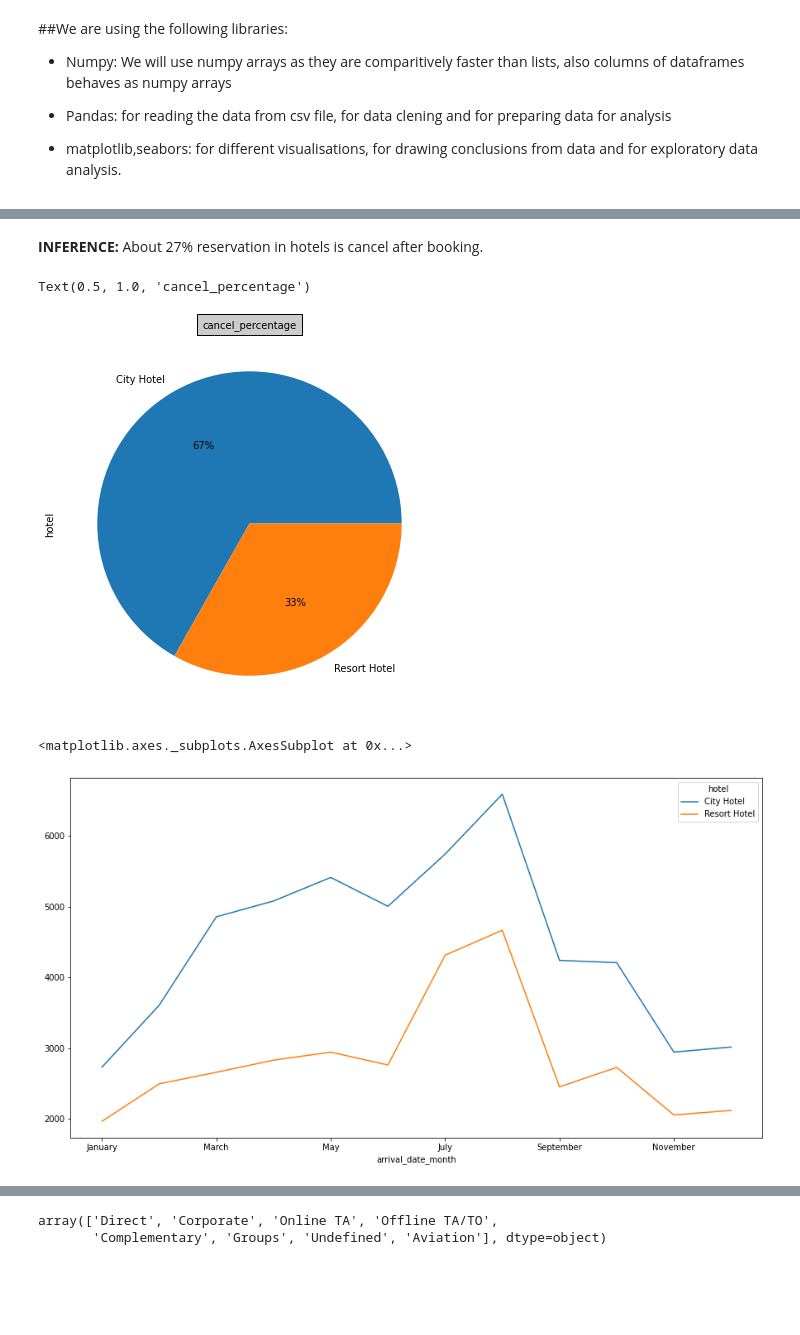
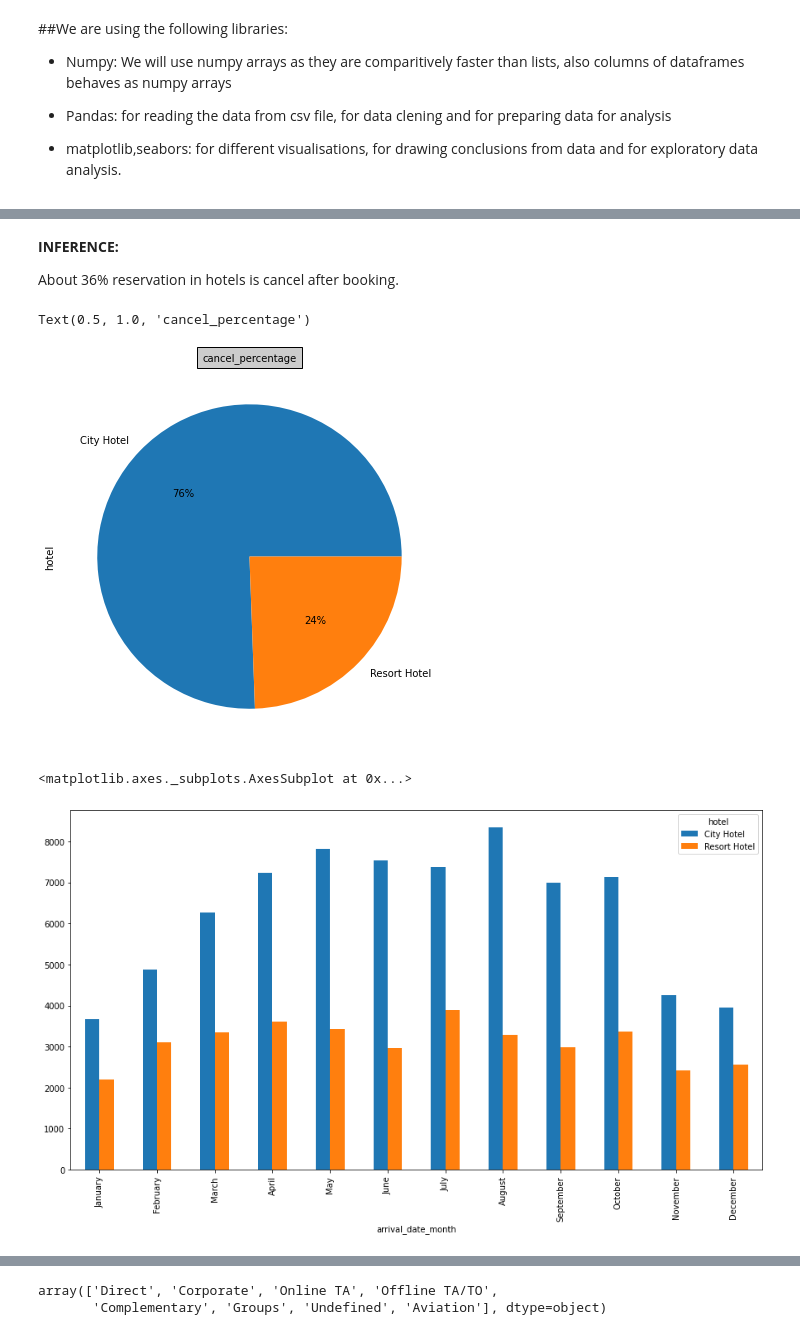
Before and after one commit to sauravkumar19/Hotel_booking_data_analysis, a Jupyter notebook: Hotel_Booking.ipynb, the cells around one changed output, grey strips where cells are left out. Saved outputs shown, nothing was run; the diff lists cells and outputs as text; code cells hidden in the pictures; blank space fills up the shorter version.

```diff
--- a/Hotel_Booking.ipynb
+++ b/Hotel_Booking.ipynb
@@ -159,0 +133,8 @@ hotels.shape
+# %%
+#preserving columns having at least 20% of not null values
+hotels.dropna(axis=1,inplace=True,thresh=(0.2*hotels.shape[0]))
+
+#preserving rows having at least 20% of not null values
+hotels.dropna(axis=0,inplace=True,thresh=(0.2*hotels.shape[1]))
+
+#the columns named company and some rows will get deleted from the dataset.
@@ -159,0 +158,14 @@ hotels.shape
+# %%
+#removing outliers from adr and lead time column
+continuous_columns=["lead_time","adr"]
+for c in continuous_columns:
+  Q1=np.quantile(hotels[c],0.25)
+  Q3=np.quantile(hotels[c],0.75)
+  IQR= Q3 - Q1
+  upper=np.where(hotels[c]>=(Q3+1.5*IQR))
+  #print(upper[0])
+  lower=np.where(hotels[c]<=(Q1-1.5*IQR))    #it will be a tuple
+  #print(lower)
+  upper=np.unique(np.append(upper[0],lower[0]))
+  hotels.index=np.arange(0,hotels.shape[0])
+  hotels.drop(upper, inplace = True)      #we have indexed it to make it a nummmpy array
@@ -177,19 +234,20 @@ hotel_type.plot(kind = 'pie',figsize = (5,5),autopct='%1.0f%%')
 # %% [markdown]
 **INFERENCE:**
-About 27% reservation in hotels is cancel after booking.
+
+About 36% reservation in hotels is cancel after booking.
 # %%
-#try to convert whole senerio into bargraph
+#try to convert whole senerio into piechart
 canceled_hotel = hotels.loc[hotels['is_canceled'] == 1, 'hotel'].value_counts()
 canceled_hotel.plot(kind = 'pie',figsize = (7,7),autopct='%1.0f%%')
 plt.title('cancel_percentage',bbox={'facecolor':'0.8', 'pad':5}, fontsize = 10)
 # %% [output]
 Text(0.5, 1.0, 'cancel_percentage')
-[figure, old version]
+[figure, new version]
 # %%
 #In which month, hotel booking is maximum and minimum
 arrival_months = pd.crosstab(hotels['arrival_date_month'],hotels['hotel'])
 arrival_months = arrival_months.reindex(['January','February','March', 'April', 'May', 'June', 'July', 'August', 'September', 'October', 'November', 'December'])
-arrival_months.plot(kind = 'line', y = ['City Hotel','Resort Hotel'], figsize=(15,8))
+arrival_months.plot(kind = 'bar', y = ['City Hotel','Resort Hotel'], figsize=(15,8))
 # %% [output]
 <matplotlib.axes._subplots.AxesSubplot at 0x...>
-[figure, old version]
+[figure, new version]
```
Also changed, not shown: parts of 107 cells of this notebook.
